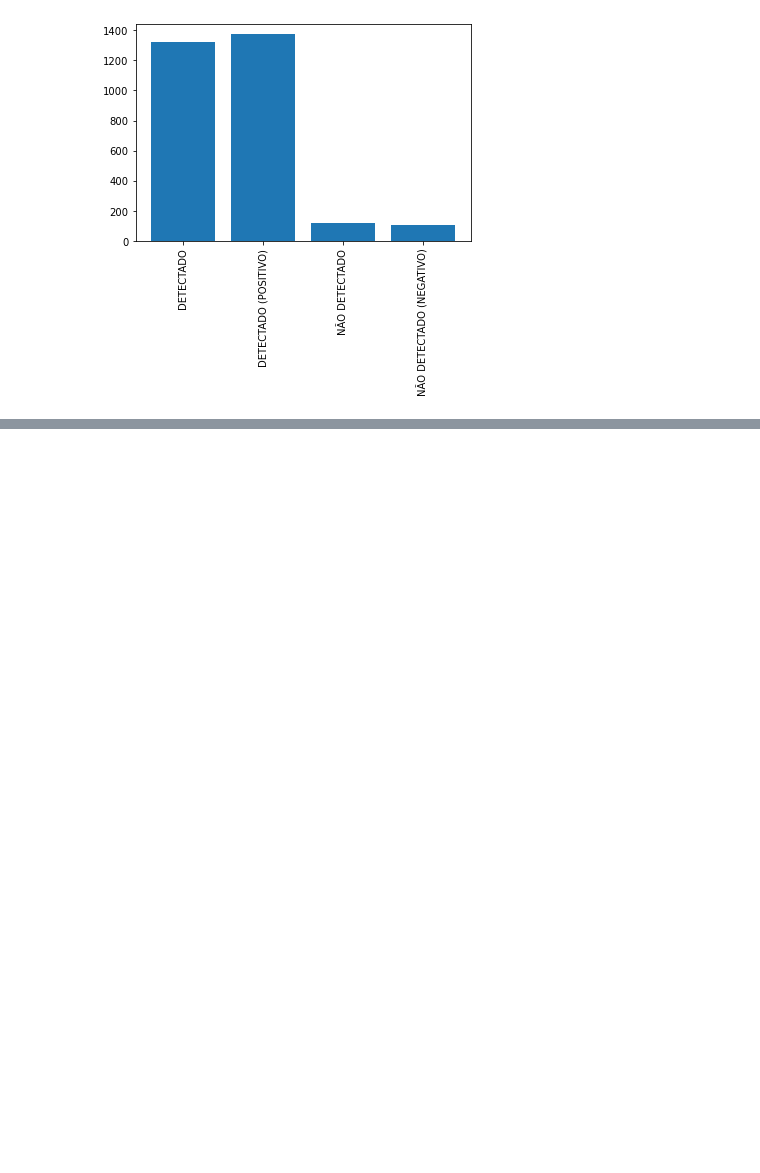
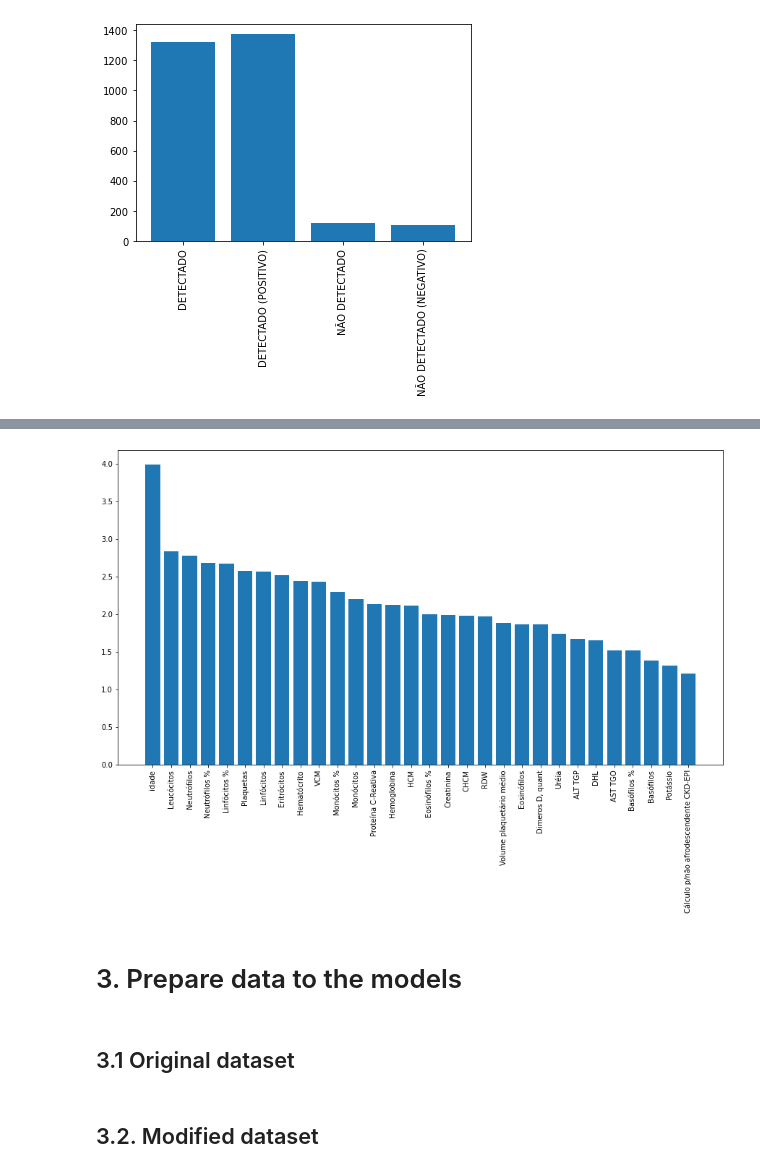
Before and after one commit to CaioFerreiraB/decision_tree_covid, a Jupyter notebook: tree.ipynb, the cells around one changed output, grey strips where cells are left out. Saved outputs shown, nothing was run; the diff lists cells and outputs as text; code cells hidden in the pictures; blank space fills up the shorter version.

```diff
--- a/tree.ipynb
+++ b/tree.ipynb
@@ -186,9 +191,9 @@ from pandas.core.algorithms import value_counts
 from scipy.stats import entropy
 
 entropies = []
-for col in new_df.columns:
+for col in new_df.loc[:, new_df.columns != 'test_covid'].columns:
 
-    counts = df_final[col].value_counts()
+    counts = new_df[col].value_counts()
     entropies.append(entropy(counts))
 
 
@@ -245,0 +253,21 @@ x = new_df.loc[:, new_df.columns != 'test_covid']
+# %%
+col_entrop = np.array(sorted_x[:30]).T
+# float(col_entrop[1])
+
+new_list = []
+for item in col_entrop[1]:
+    new_list.append(float(item))
+
+col_entrop = [col_entrop[0], new_list]
+# col_entrop[0][1]
+
+plt.figure(figsize=(15,8))
+plt.bar(col_entrop[0], col_entrop[1])
+plt.xticks(rotation = 90)
+plt.show()
+# %% [output]
+[figure, added]
+# %% [markdown]
+# 3. Prepare data to the models
+# %% [markdown]
+## 3.1 Original dataset
@@ -245,0 +282,2 @@ x = new_df.loc[:, new_df.columns != 'test_covid']
+# %% [markdown]
+## 3.2. Modified dataset
```
Also changed, not shown: parts of 107 cells of this notebook.
